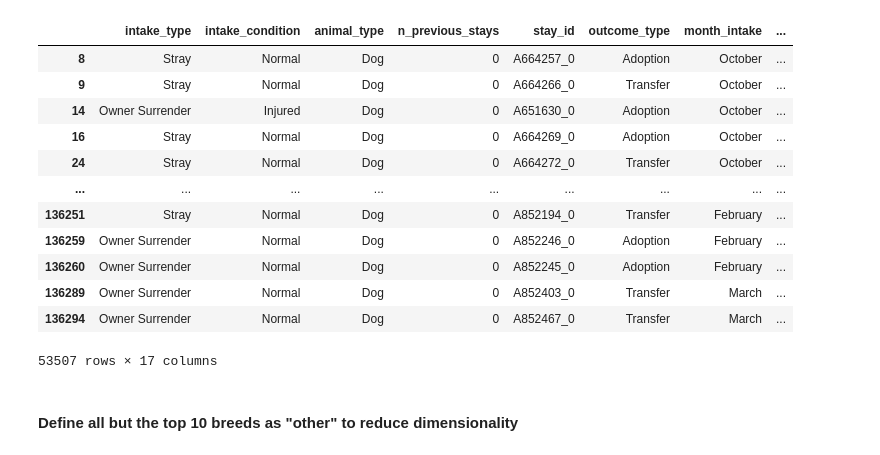
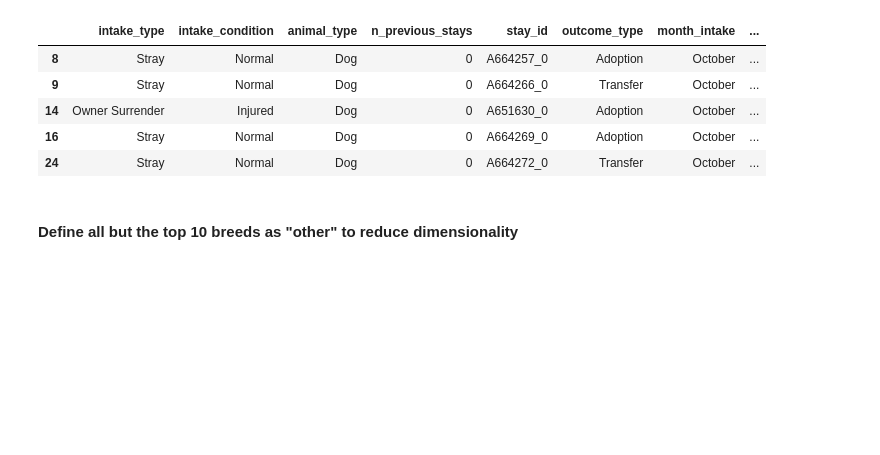
Before and after one commit to bensmith07/aac-classification-project, a Jupyter notebook: modeling_notebook.ipynb, the cells around one changed output. Saved outputs shown, nothing was run; the diff lists cells and outputs as text; code cells hidden in the pictures; blank space fills up the shorter version.

```diff
--- a/modeling_notebook.ipynb
+++ b/modeling_notebook.ipynb
@@ -40,19 +40,12 @@ df.shape
 # %%
-df
+df.head()
 # %% [output]
 |  | intake_type | intake_condition | animal_type | n_previous_stays | stay_id | outcome_type | month_intake | ... |
 | 8 | Stray | Normal | Dog | 0 | A664257_0 | Adoption | October | ... |
 | 9 | Stray | Normal | Dog | 0 | A664266_0 | Transfer | October | ... |
 | 14 | Owner Surrender | Injured | Dog | 0 | A651630_0 | Adoption | October | ... |
 | 16 | Stray | Normal | Dog | 0 | A664269_0 | Adoption | October | ... |
 | 24 | Stray | Normal | Dog | 0 | A664272_0 | Transfer | October | ... |
-| ... | ... | ... | ... | ... | ... | ... | ... | ... |
-| 136251 | Stray | Normal | Dog | 0 | A852194_0 | Transfer | February | ... |
-| 136259 | Owner Surrender | Normal | Dog | 0 | A852246_0 | Adoption | February | ... |
-| 136260 | Owner Surrender | Normal | Dog | 0 | A852245_0 | Adoption | February | ... |
-| 136289 | Owner Surrender | Normal | Dog | 0 | A852403_0 | Transfer | March | ... |
-| 136294 | Owner Surrender | Normal | Dog | 0 | A852467_0 | Transfer | March | ... |
-53507 rows × 17 columns
 # %% [markdown]
 #### Define all but the top 10 breeds as "other" to reduce dimensionality
 # %%
```
Also changed, not shown: parts of 19 cells of this notebook, 4 other files.
